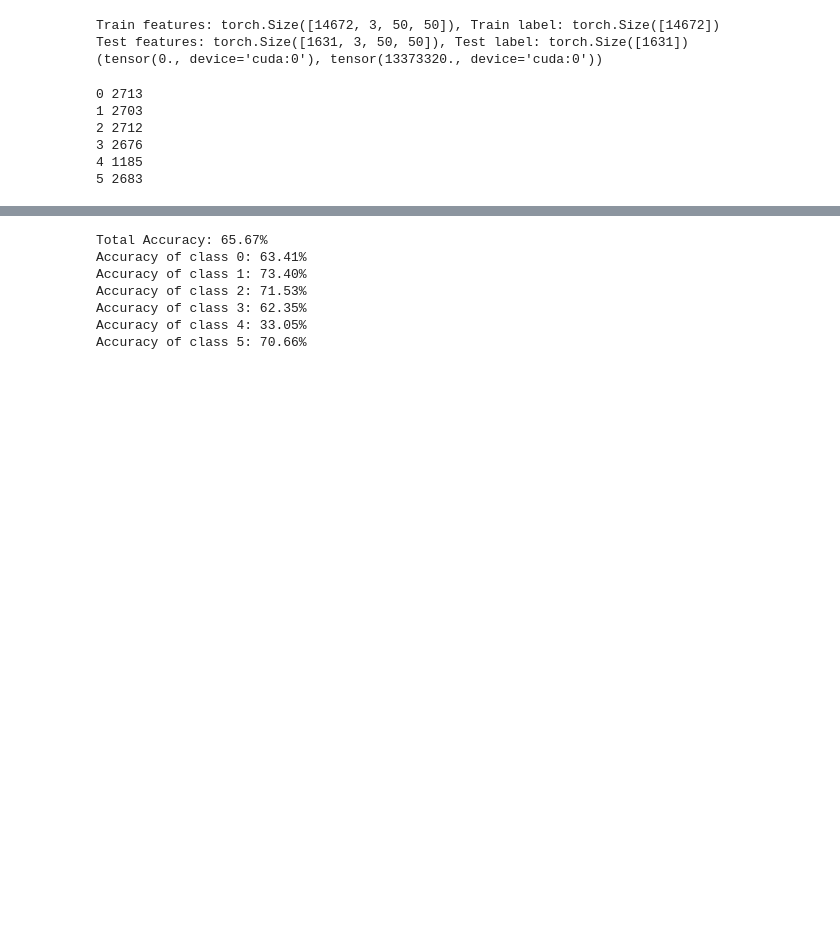
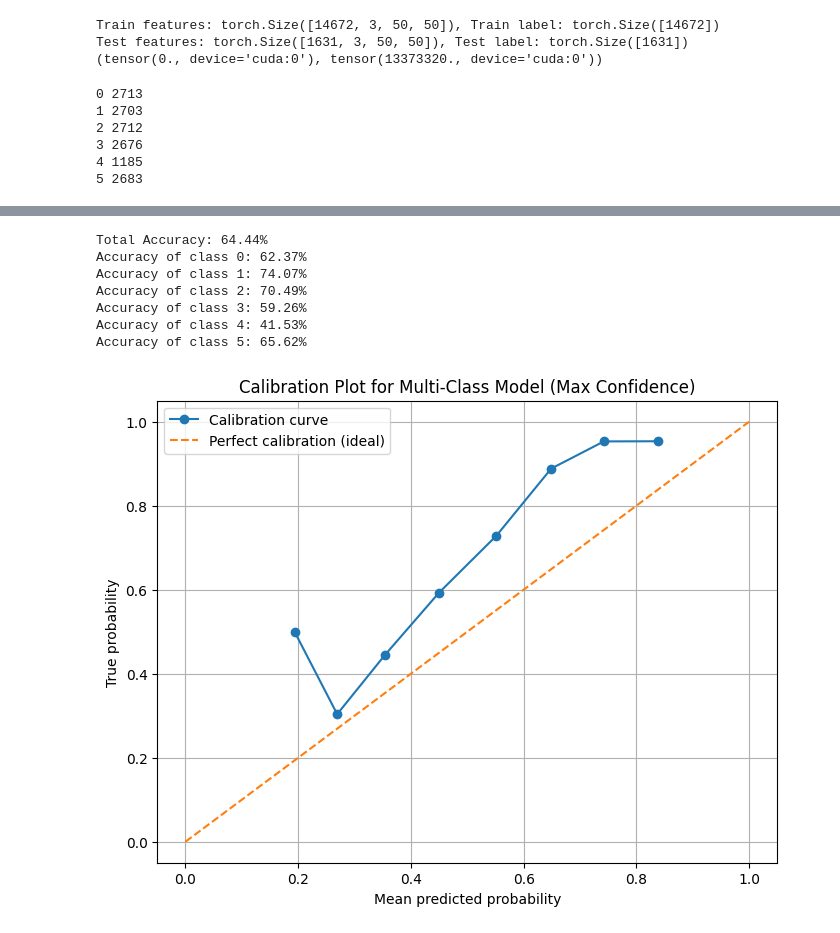
Before and after one commit to upadraj/Seismic-wave, a Jupyter notebook: scipts/model_training.ipynb, the cells around one changed output, grey strips where cells are left out. Saved outputs shown, nothing was run; the diff lists cells and outputs as text; code cells hidden in the pictures; blank space fills up the shorter version.

```diff
--- a/scipts/model_training.ipynb
+++ b/scipts/model_training.ipynb
@@ -153,21 +154,27 @@ Epoch 20/20, Cross Entropy Loss: 0.8080, Learning Rate: 0.000100
 # %%
-def calculate_accuracy(model, dataloader, num_classes):
+def calculate_accuracy_and_probabilities(model, dataloader, num_classes):
     model.eval()
     total_correct = 0
     total_samples = 0
     class_correct = torch.zeros(num_classes)
     class_samples = torch.zeros(num_classes)
 
+    all_labels = []
+    all_probs = []
+
     with torch.no_grad():
         for data in dataloader:
             inputs, labels = data
             inputs, labels = inputs.to(device), labels.to(device)
 
+            outputs = model(inputs)
 
-            outputs = model(inputs)
-            _, predictions = torch.max(
-                outputs, 1
-            )
+            probs = F.softmax(outputs, dim=1)
+
+            all_probs.append(probs.cpu())
+            all_labels.append(labels.cpu())
+
+            _, predictions = torch.max(outputs, 1)
 
             total_correct += (predictions == labels).sum().item()
             total_samples += labels.size(0)
@@ -178,25 +185,59 @@ def calculate_accuracy(model, dataloader, num_classes):
                     class_correct[label] += 1
                 class_samples[label] += 1
 
+    y_prob = torch.cat(all_probs, dim=0)
+    y_true = torch.cat(all_labels, dim=0)
+
     total_accuracy = total_correct / total_samples * 100
     class_accuracy = class_correct / class_samples * 100
 
-    return total_accuracy, class_accuracy
+    return total_accuracy, class_accuracy, y_prob, y_true
 
 
 num_classes = 6
-total_accuracy, class_accuracy = calculate_accuracy(
-    model, num_classes=6, dataloader=test_dataloader
+total_accuracy, class_accuracy, y_prob, y_true = calculate_accuracy_and_probabilities(
+    model, dataloader=test_dataloader, num_classes=num_classes
 )
 
 print(f"Total Accuracy: {total_accuracy:.2f}%")
 for i in range(num_classes):
     print(f"Accuracy of class {i}: {class_accuracy[i]:.2f}%")
 # %% [output]
-Total Accuracy: 65.67%
-Accuracy of class 0: 63.41%
-Accuracy of class 1: 73.40%
-Accuracy of class 2: 71.53%
-Accuracy of class 3: 62.35%
-Accuracy of class 4: 33.05%
-Accuracy of class 5: 70.66%
+Total Accuracy: 64.44%
+Accuracy of class 0: 62.37%
+Accuracy of class 1: 74.07%
+Accuracy of class 2: 70.49%
+Accuracy of class 3: 59.26%
+Accuracy of class 4: 41.53%
+Accuracy of class 5: 65.62%
+# %%
+def plot_calibration_curve(y_true, y_prob, n_bins=10):
+    y_true_np = y_true.cpu().numpy()
+    y_prob_np = y_prob.cpu().detach().numpy()
+
+    y_prob_max = np.max(y_prob_np, axis=1)
+
+    y_pred_max = np.argmax(y_prob_np, axis=1)
+
+    prob_true, prob_pred = calibration_curve(
+        y_true_np == y_pred_max, y_prob_max, n_bins=n_bins
+    )
+
+    plt.figure(figsize=(8, 6))
+    plt.plot(prob_pred, prob_true, marker="o", label="Calibration curve")
+    plt.plot([0, 1], [0, 1], linestyle="--", label="Perfect calibration (ideal)")
+
+    plt.title("Calibration Plot for Multi-Class Model (Max Confidence)")
+    plt.xlabel("Mean predicted probability")
+    plt.ylabel("True probability")
+    plt.legend()
+    plt.grid(True)
+    plt.show()
+
+    brier_score = brier_score_loss(y_true_np == y_pred_max, y_prob_max)
+    print(f"Brier score loss: {brier_score:.4f}")
+
+
+plot_calibration_curve(y_true, y_prob)
+# %% [output]
+[figure, added]
```
Also changed, not shown: parts of 4 cells of this notebook, 3 other files.
